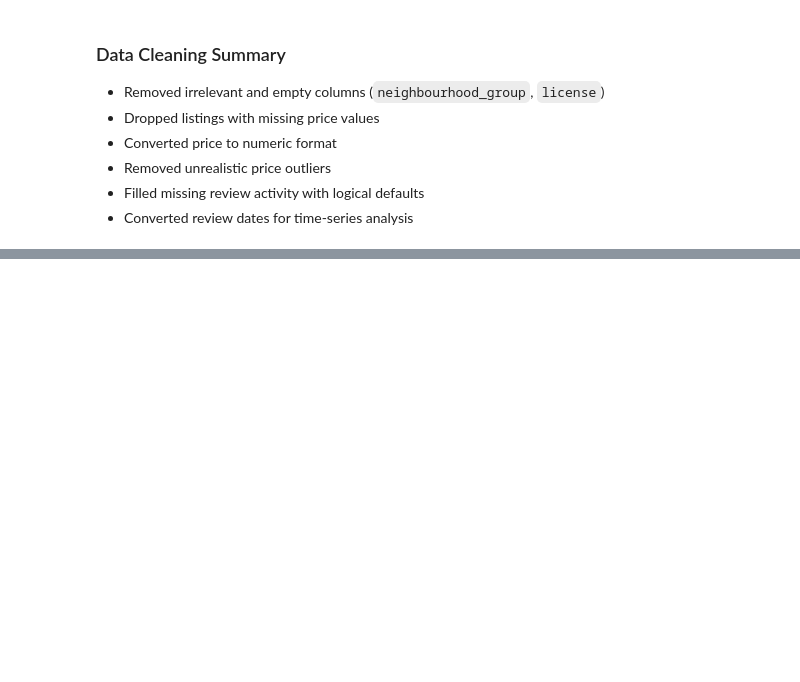
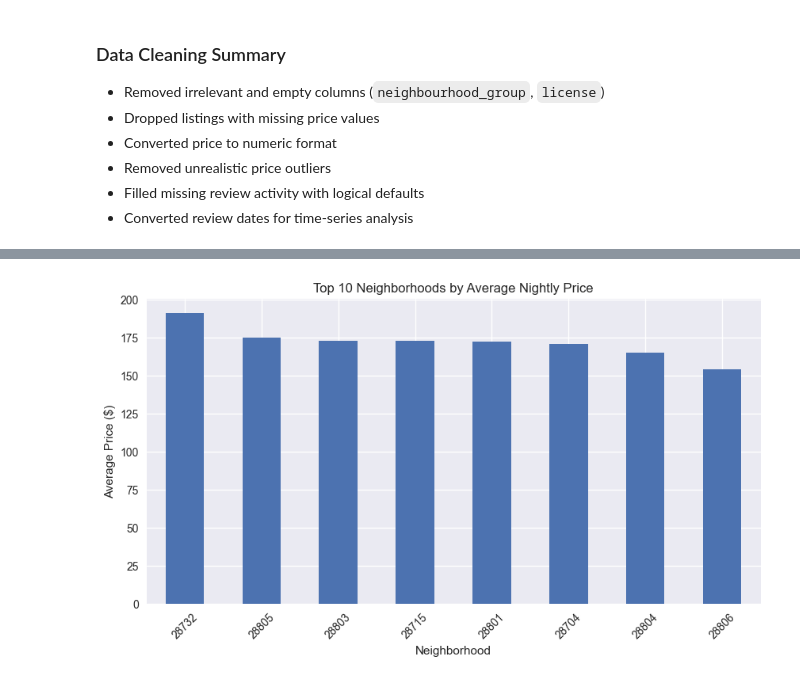
Before and after one commit to kaushalkumar94/airbnb-asheville-analysis, a Jupyter notebook: notebooks/airbnb_asheville_analysis.ipynb, the cells around one changed output, grey strips where cells are left out. Drawn from its saved outputs; the diff is of its cells as text; code cells hidden in the pictures; blank space fills up the shorter version.

```diff
--- a/notebooks/airbnb_asheville_analysis.ipynb
+++ b/notebooks/airbnb_asheville_analysis.ipynb
@@ -233,0 +344,11 @@ dtype: int64
+# %%
+# Calculate the average nightly price for each neighborhood
+price_by_neighbourhood = (
+    listings
+    .groupby("neighbourhood")["price"]
+    .mean()
+    .sort_values(ascending=False)
+)
+
+# Display the results
+price_by_neighbourhood
@@ -233,0 +379,12 @@ dtype: int64
+# %%
+# Plot average price for top 10 most expensive neighborhoods
+plt.figure(figsize=(10, 5))
+price_by_neighbourhood.head(10).plot(kind="bar")
+
+plt.title("Top 10 Neighborhoods by Average Nightly Price")
+plt.xlabel("Neighborhood")
+plt.ylabel("Average Price ($)")
+plt.xticks(rotation=45)
+plt.show()
+# %% [output]
+[figure, added]
```
Also changed, not shown: parts of 19 cells of this notebook.
